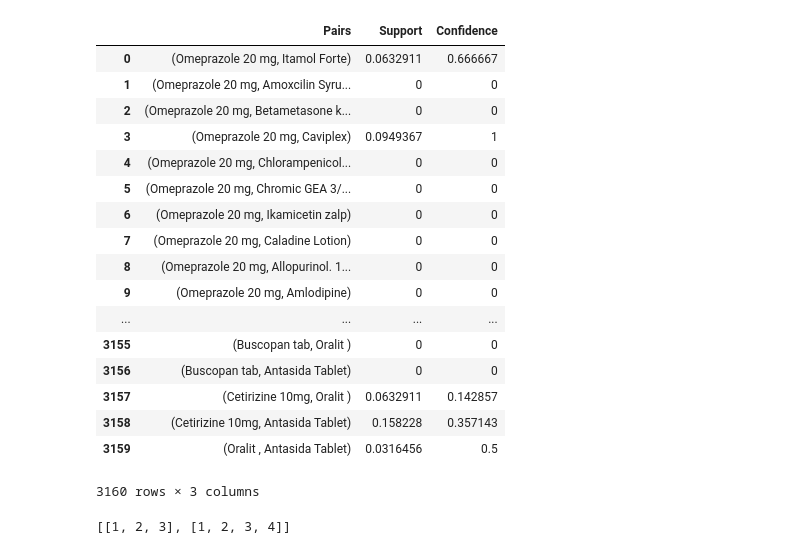
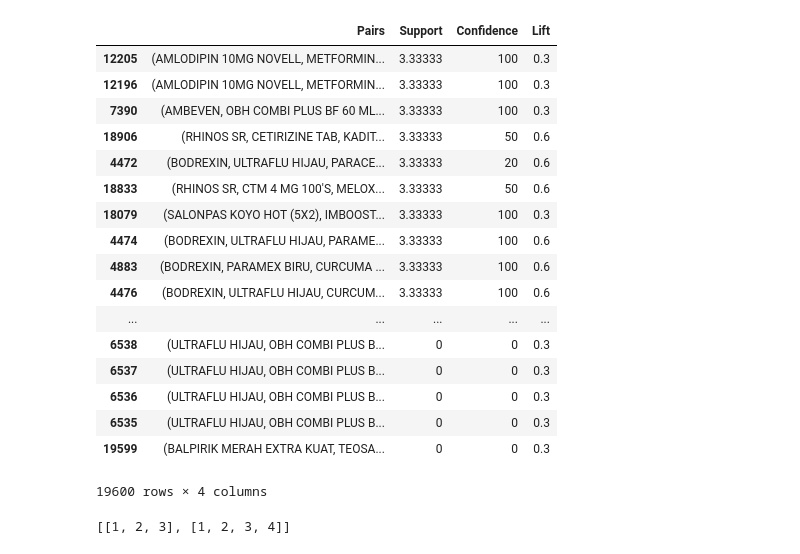
Before and after one commit to tami9/research, a Jupyter notebook: docs/Eclat Custom Libraries Test.ipynb, the cells around one changed output. Drawn from its saved outputs; the diff is of its cells as text; code cells hidden in the pictures.

```diff
--- a/docs/Eclat Custom Libraries Test.ipynb
+++ b/docs/Eclat Custom Libraries Test.ipynb
@@ -2,6 +2,6 @@
 import pandas as pd
 from eclat import Eclat
 # %%
-data = pd.read_excel('april2018.xlsx')
+data = pd.read_excel('datasampel.xlsx')
 data.head(10)
 # %% [output]
@@ -20,5 +20,5 @@ data.head(10)
 # %%
-objek = Eclat(dataset=data, pair=2)
+objek = Eclat(dataset=data, pair=3)
 # %%
 drugs = objek.getDrugs()
 drugs
@@ -115,28 +123,27 @@ dfCleanData.head(10)
 result = objek.getScores()
 ranking = pd.DataFrame(result).T
 # %%
-ranking.columns = ['Pairs', 'Support', 'Confidence']
-# ranking.sort_values('Support', ascending=False).head(10)
-ranking
+ranking.columns = ['Pairs', 'Support', 'Confidence', 'Lift']
+ranking.sort_values('Support', ascending=False)
 # %% [output]
-|  | Pairs | Support | Confidence |
-| 0 | (Omeprazole 20 mg, Itamol Forte) | 0.0632911 | 0.666667 |
-| 1 | (Omeprazole 20 mg, Amoxcilin Syru... | 0 | 0 |
-| 2 | (Omeprazole 20 mg, Betametasone k... | 0 | 0 |
-| 3 | (Omeprazole 20 mg, Caviplex) | 0.0949367 | 1 |
-| 4 | (Omeprazole 20 mg, Chlorampenicol... | 0 | 0 |
-| 5 | (Omeprazole 20 mg, Chromic GEA 3/... | 0 | 0 |
-| 6 | (Omeprazole 20 mg, Ikamicetin zalp) | 0 | 0 |
-| 7 | (Omeprazole 20 mg, Caladine Lotion) | 0 | 0 |
-| 8 | (Omeprazole 20 mg, Allopurinol. 1... | 0 | 0 |
-| 9 | (Omeprazole 20 mg, Amlodipine) | 0 | 0 |
-| ... | ... | ... | ... |
-| 3155 | (Buscopan tab, Oralit ) | 0 | 0 |
-| 3156 | (Buscopan tab, Antasida Tablet) | 0 | 0 |
-| 3157 | (Cetirizine 10mg, Oralit ) | 0.0632911 | 0.142857 |
-| 3158 | (Cetirizine 10mg, Antasida Tablet) | 0.158228 | 0.357143 |
-| 3159 | (Oralit , Antasida Tablet) | 0.0316456 | 0.5 |
+|  | Pairs | Support | Confidence | Lift |
+| 12205 | (AMLODIPIN 10MG NOVELL, METFORMIN... | 3.33333 | 100 | 0.3 |
+| 12196 | (AMLODIPIN 10MG NOVELL, METFORMIN... | 3.33333 | 100 | 0.3 |
+| 7390 | (AMBEVEN, OBH COMBI PLUS BF 60 ML... | 3.33333 | 100 | 0.3 |
+| 18906 | (RHINOS SR, CETIRIZINE TAB, KADIT... | 3.33333 | 50 | 0.6 |
+| 4472 | (BODREXIN, ULTRAFLU HIJAU, PARACE... | 3.33333 | 20 | 0.6 |
+| 18833 | (RHINOS SR, CTM 4 MG 100'S, MELOX... | 3.33333 | 50 | 0.6 |
+| 18079 | (SALONPAS KOYO HOT (5X2), IMBOOST... | 3.33333 | 100 | 0.3 |
+| 4474 | (BODREXIN, ULTRAFLU HIJAU, PARAME... | 3.33333 | 100 | 0.6 |
+| 4883 | (BODREXIN, PARAMEX BIRU, CURCUMA ... | 3.33333 | 100 | 0.6 |
+| 4476 | (BODREXIN, ULTRAFLU HIJAU, CURCUM... | 3.33333 | 100 | 0.6 |
+| ... | ... | ... | ... | ... |
+| 6538 | (ULTRAFLU HIJAU, OBH COMBI PLUS B... | 0 | 0 | 0.3 |
+| 6537 | (ULTRAFLU HIJAU, OBH COMBI PLUS B... | 0 | 0 | 0.3 |
+| 6536 | (ULTRAFLU HIJAU, OBH COMBI PLUS B... | 0 | 0 | 0.3 |
+| 6535 | (ULTRAFLU HIJAU, OBH COMBI PLUS B... | 0 | 0 | 0.3 |
+| 19599 | (BALPIRIK MERAH EXTRA KUAT, TEOSA... | 0 | 0 | 0.3 |
-3160 rows × 3 columns
+19600 rows × 4 columns
 # %%
 A = [[1,2,3], [1,2,3,4]]
 # %%
```
Also changed, not shown: parts of 7 cells of this notebook.
